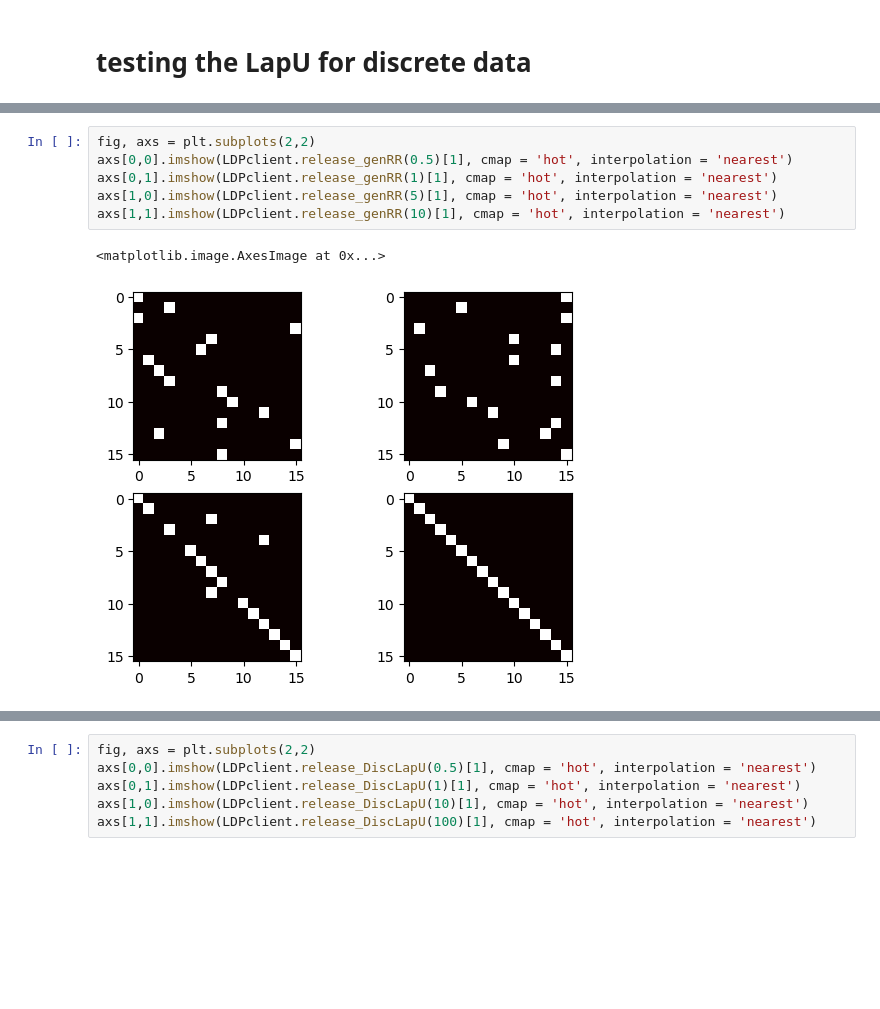
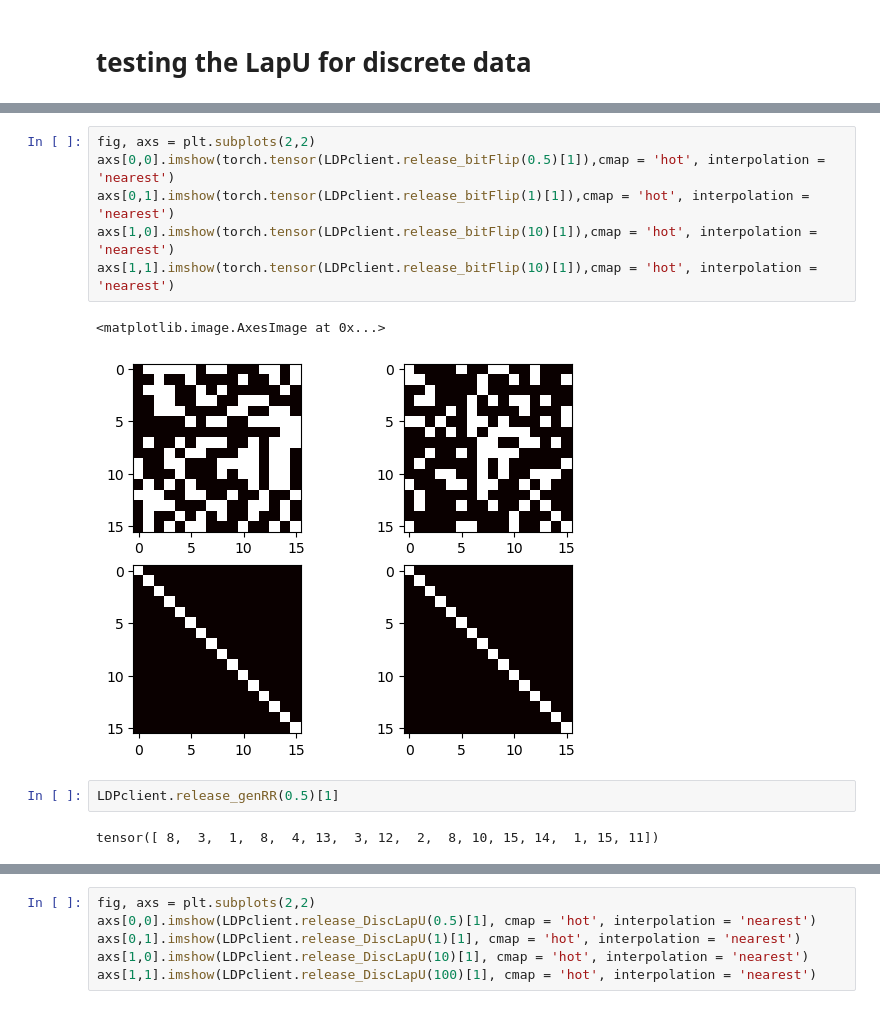
Before and after one commit to Jong-Min-Moon/LDPUts, a Jupyter notebook: playground.ipynb, the cells around one changed output, grey strips where cells are left out. Cells and saved outputs as stored; diff of their text form; blank space fills up the shorter version.

```diff
--- a/playground.ipynb
+++ b/playground.ipynb
@@ -143,9 +192,13 @@ axs[1,1].imshow(LDPclient.release_DiscLapU(100)[1], cmap = 'hot', interpolation
 # %%
 fig, axs = plt.subplots(2,2)
-axs[0,0].imshow(LDPclient.release_genRR(0.5)[1], cmap = 'hot', interpolation = 'nearest')
-axs[0,1].imshow(LDPclient.release_genRR(1)[1], cmap = 'hot', interpolation = 'nearest')
-axs[1,0].imshow(LDPclient.release_genRR(5)[1], cmap = 'hot', interpolation = 'nearest')
-axs[1,1].imshow(LDPclient.release_genRR(10)[1], cmap = 'hot', interpolation = 'nearest')
+axs[0,0].imshow(torch.tensor(LDPclient.release_bitFlip(0.5)[1]),cmap = 'hot', interpolation = 'nearest')
+axs[0,1].imshow(torch.tensor(LDPclient.release_bitFlip(1)[1]),cmap = 'hot', interpolation = 'nearest')
+axs[1,0].imshow(torch.tensor(LDPclient.release_bitFlip(10)[1]),cmap = 'hot', interpolation = 'nearest')
+axs[1,1].imshow(torch.tensor(LDPclient.release_bitFlip(10)[1]),cmap = 'hot', interpolation = 'nearest')
 # %% [output]
 <matplotlib.image.AxesImage at 0x...>
-[figure, old version]
+[figure, new version]
+# %%
+LDPclient.release_genRR(0.5)[1]
+# %% [output]
+tensor([ 8,  3,  1,  8,  4, 13,  3, 12,  2,  8, 10, 15, 14,  1, 15, 11])
```
Also changed, not shown: parts of 10 cells of this notebook, 1 other file.
